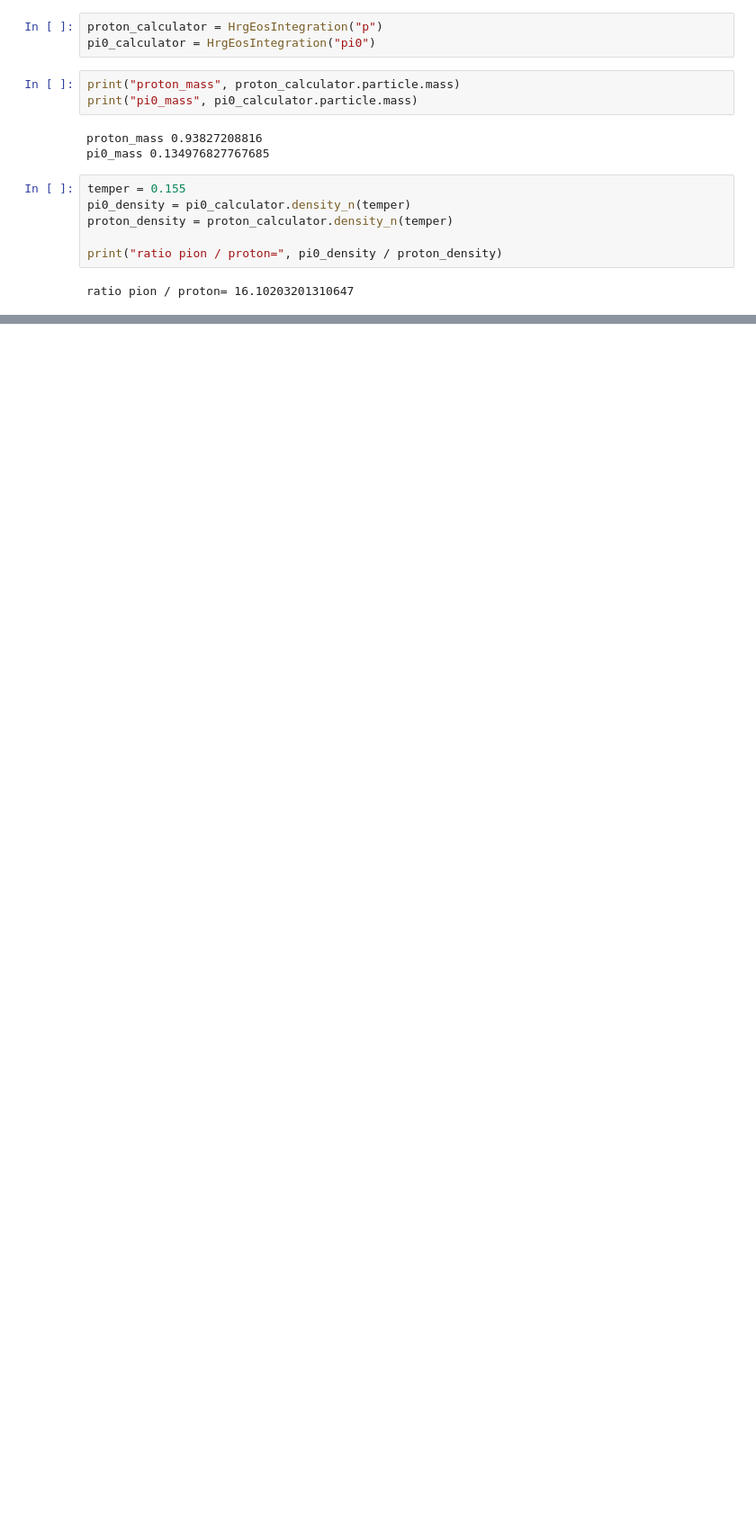
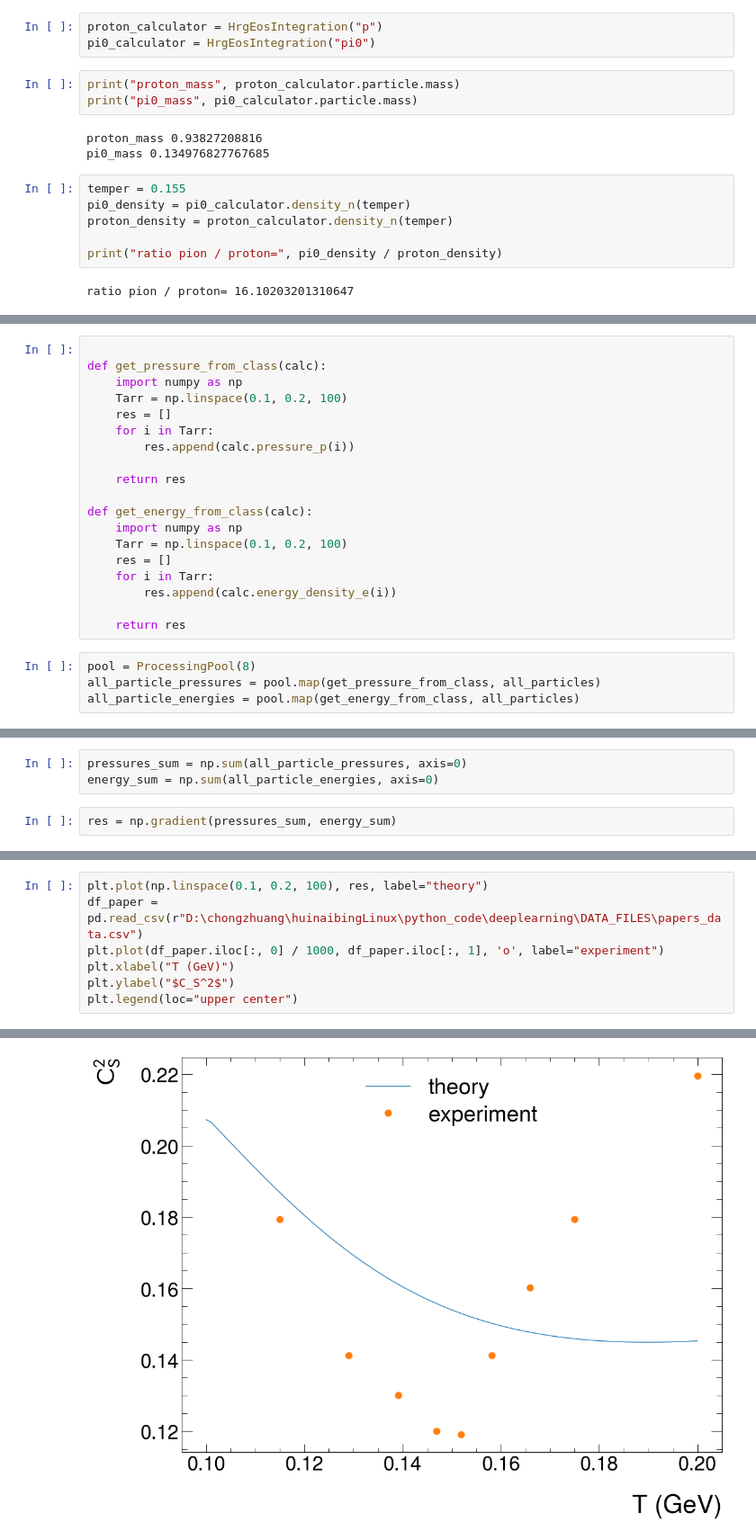
Before and after one commit to huinaibing/huinaibingLinux, a Jupyter notebook: python_code/deeplearning/hrg_eos_integration/hrgeos_footbook.ipynb, the cells around one changed output, grey strips where cells are left out. Shown at 90% size. Cells and saved outputs as stored; diff of their text form; blank space fills up the shorter version.

```diff
--- a/python_code/deeplearning/hrg_eos_integration/hrgeos_footbook.ipynb
+++ b/python_code/deeplearning/hrg_eos_integration/hrgeos_footbook.ipynb
@@ -69,0 +151,23 @@ _ = plt.hist(np.array(pion_ed) / np.array(pion_pr), bins=100, range=(0, 5))
+# %%
+
+def get_pressure_from_class(calc):
+    import numpy as np
+    Tarr = np.linspace(0.1, 0.2, 100)
+    res = []
+    for i in Tarr:
+        res.append(calc.pressure_p(i))
+
+    return res
+
+def get_energy_from_class(calc):
+    import numpy as np
+    Tarr = np.linspace(0.1, 0.2, 100)
+    res = []
+    for i in Tarr:
+        res.append(calc.energy_density_e(i))
+
+    return res
+# %%
+pool = ProcessingPool(8)
+all_particle_pressures = pool.map(get_pressure_from_class, all_particles)
+all_particle_energies = pool.map(get_energy_from_class, all_particles)
@@ -69,0 +177,5 @@ _ = plt.hist(np.array(pion_ed) / np.array(pion_pr), bins=100, range=(0, 5))
+# %%
+pressures_sum = np.sum(all_particle_pressures, axis=0)
+energy_sum = np.sum(all_particle_energies, axis=0)
+# %%
+res = np.gradient(pressures_sum, energy_sum)
@@ -69,0 +184,8 @@ _ = plt.hist(np.array(pion_ed) / np.array(pion_pr), bins=100, range=(0, 5))
+# %%
+plt.plot(np.linspace(0.1, 0.2, 100), res, label="theory")
+df_paper = pd.read_csv(r"D:\chongzhuang\huinaibingLinux\python_code\deeplearning\DATA_FILES\papers_data.csv")
+plt.plot(df_paper.iloc[:, 0] / 1000, df_paper.iloc[:, 1], 'o', label="experiment")
+plt.xlabel("T (GeV)")
+plt.ylabel("$C_S^2$")
+plt.legend(loc="upper center")
+# %% [output]
@@ -69,0 +193 @@ _ = plt.hist(np.array(pion_ed) / np.array(pion_pr), bins=100, range=(0, 5))
+[figure, added]
```
Also changed, not shown: parts of 23 cells of this notebook, 16 other files.
